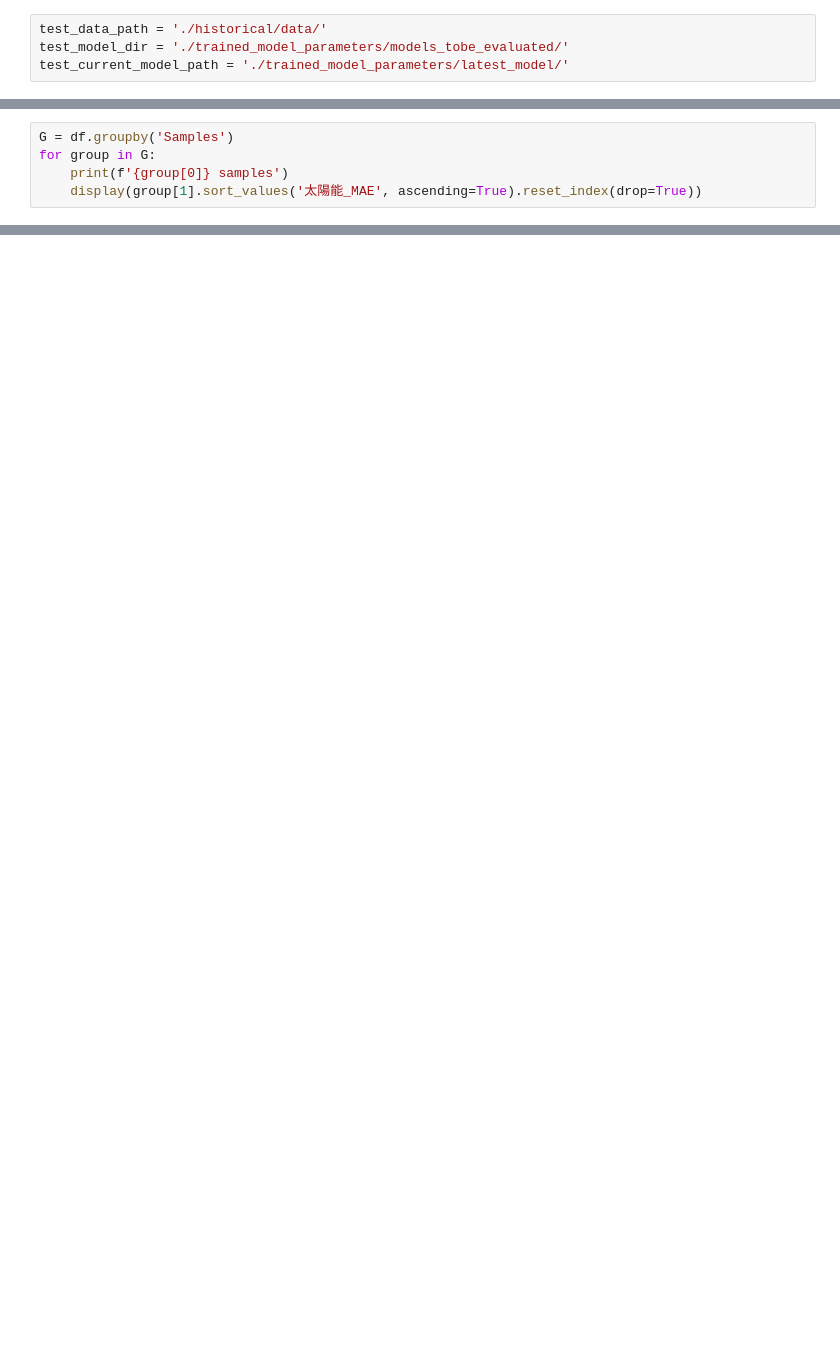
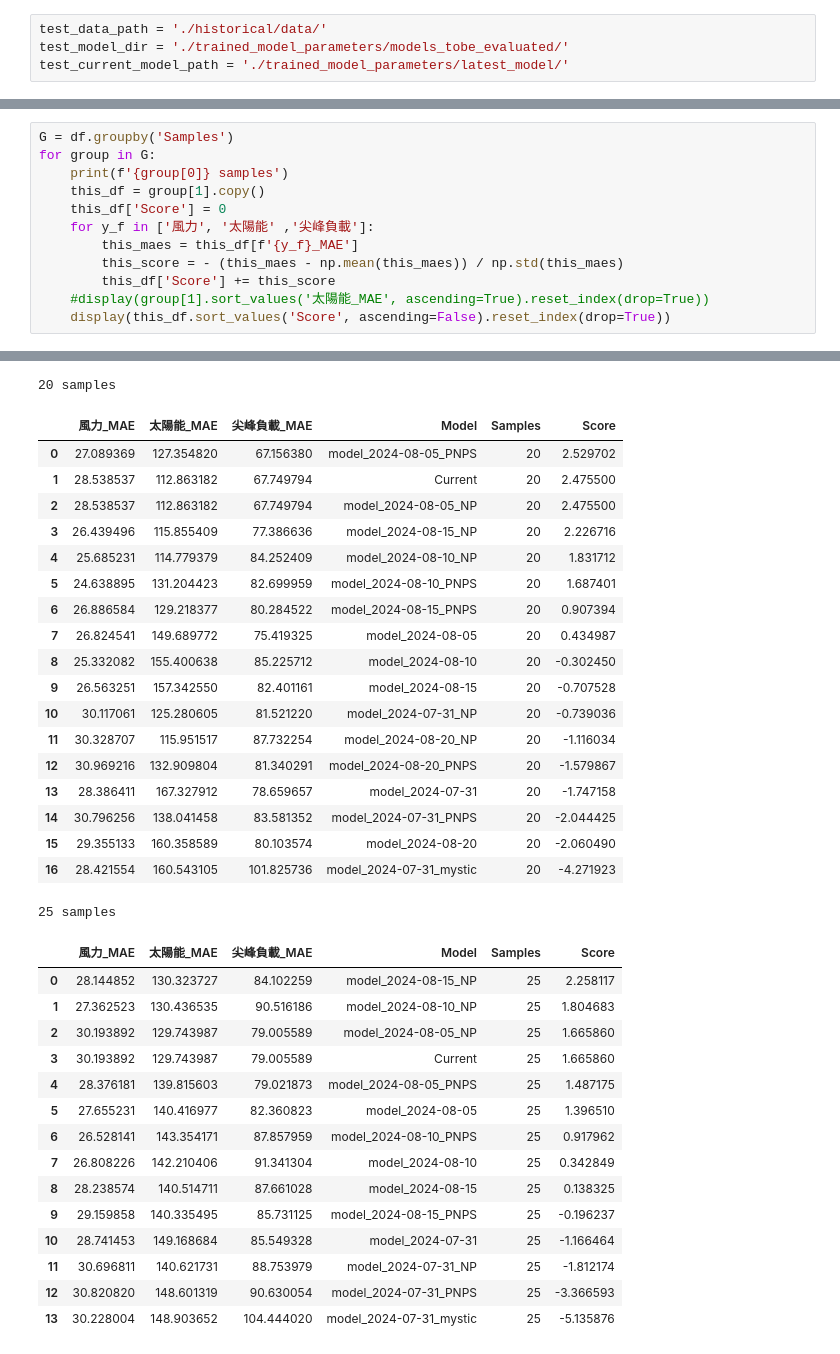
Before and after one commit to skyjadel/Taipower, a Jupyter notebook: Manual_Evalutation.ipynb, the cells around one changed output, grey strips where cells are left out. Saved outputs shown, nothing was run; the diff lists cells and outputs as text; blank space fills up the shorter version.

```diff
--- a/Manual_Evalutation.ipynb
+++ b/Manual_Evalutation.ipynb
@@ -29,4 +30,12 @@ Evaluation of Current (27 days)...... is done.
 G = df.groupby('Samples')
 for group in G:
     print(f'{group[0]} samples')
-    display(group[1].sort_values('太陽能_MAE', ascending=True).reset_index(drop=True))
+    this_df = group[1].copy()
+    this_df['Score'] = 0
+    for y_f in ['風力', '太陽能' ,'尖峰負載']:
+        this_maes = this_df[f'{y_f}_MAE']
+        this_score = - (this_maes - np.mean(this_maes)) / np.std(this_maes)
+        this_df['Score'] += this_score
+    #display(group[1].sort_values('太陽能_MAE', ascending=True).reset_index(drop=True))
+    display(this_df.sort_values('Score', ascending=False).reset_index(drop=True))
+# %% [output]
@@ -32,0 +78,35 @@ for group in G:
+20 samples
+|  | 風力_MAE | 太陽能_MAE | 尖峰負載_MAE | Model | Samples | Score |
+| 0 | 27.089369 | 127.354820 | 67.156380 | model_2024-08-05_PNPS | 20 | 2.529702 |
+| 1 | 28.538537 | 112.863182 | 67.749794 | Current | 20 | 2.475500 |
+| 2 | 28.538537 | 112.863182 | 67.749794 | model_2024-08-05_NP | 20 | 2.475500 |
+| 3 | 26.439496 | 115.855409 | 77.386636 | model_2024-08-15_NP | 20 | 2.226716 |
+| 4 | 25.685231 | 114.779379 | 84.252409 | model_2024-08-10_NP | 20 | 1.831712 |
+| 5 | 24.638895 | 131.204423 | 82.699959 | model_2024-08-10_PNPS | 20 | 1.687401 |
+| 6 | 26.886584 | 129.218377 | 80.284522 | model_2024-08-15_PNPS | 20 | 0.907394 |
+| 7 | 26.824541 | 149.689772 | 75.419325 | model_2024-08-05 | 20 | 0.434987 |
+| 8 | 25.332082 | 155.400638 | 85.225712 | model_2024-08-10 | 20 | -0.302450 |
+| 9 | 26.563251 | 157.342550 | 82.401161 | model_2024-08-15 | 20 | -0.707528 |
+| 10 | 30.117061 | 125.280605 | 81.521220 | model_2024-07-31_NP | 20 | -0.739036 |
+| 11 | 30.328707 | 115.951517 | 87.732254 | model_2024-08-20_NP | 20 | -1.116034 |
+| 12 | 30.969216 | 132.909804 | 81.340291 | model_2024-08-20_PNPS | 20 | -1.579867 |
+| 13 | 28.386411 | 167.327912 | 78.659657 | model_2024-07-31 | 20 | -1.747158 |
+| 14 | 30.796256 | 138.041458 | 83.581352 | model_2024-07-31_PNPS | 20 | -2.044425 |
+| 15 | 29.355133 | 160.358589 | 80.103574 | model_2024-08-20 | 20 | -2.060490 |
+| 16 | 28.421554 | 160.543105 | 101.825736 | model_2024-07-31_mystic | 20 | -4.271923 |
+25 samples
+|  | 風力_MAE | 太陽能_MAE | 尖峰負載_MAE | Model | Samples | Score |
+| 0 | 28.144852 | 130.323727 | 84.102259 | model_2024-08-15_NP | 25 | 2.258117 |
+| 1 | 27.362523 | 130.436535 | 90.516186 | model_2024-08-10_NP | 25 | 1.804683 |
+| 2 | 30.193892 | 129.743987 | 79.005589 | model_2024-08-05_NP | 25 | 1.665860 |
+| 3 | 30.193892 | 129.743987 | 79.005589 | Current | 25 | 1.665860 |
+| 4 | 28.376181 | 139.815603 | 79.021873 | model_2024-08-05_PNPS | 25 | 1.487175 |
+| 5 | 27.655231 | 140.416977 | 82.360823 | model_2024-08-05 | 25 | 1.396510 |
+| 6 | 26.528141 | 143.354171 | 87.857959 | model_2024-08-10_PNPS | 25 | 0.917962 |
+| 7 | 26.808226 | 142.210406 | 91.341304 | model_2024-08-10 | 25 | 0.342849 |
+| 8 | 28.238574 | 140.514711 | 87.661028 | model_2024-08-15 | 25 | 0.138325 |
+| 9 | 29.159858 | 140.335495 | 85.731125 | model_2024-08-15_PNPS | 25 | -0.196237 |
+| 10 | 28.741453 | 149.168684 | 85.549328 | model_2024-07-31 | 25 | -1.166464 |
+| 11 | 30.696811 | 140.621731 | 88.753979 | model_2024-07-31_NP | 25 | -1.812174 |
+| 12 | 30.820820 | 148.601319 | 90.630054 | model_2024-07-31_PNPS | 25 | -3.366593 |
+| 13 | 30.228004 | 148.903652 | 104.444020 | model_2024-07-31_mystic | 25 | -5.135876 |
```
Also changed, not shown: parts of 3 cells of this notebook, 5 other files.
